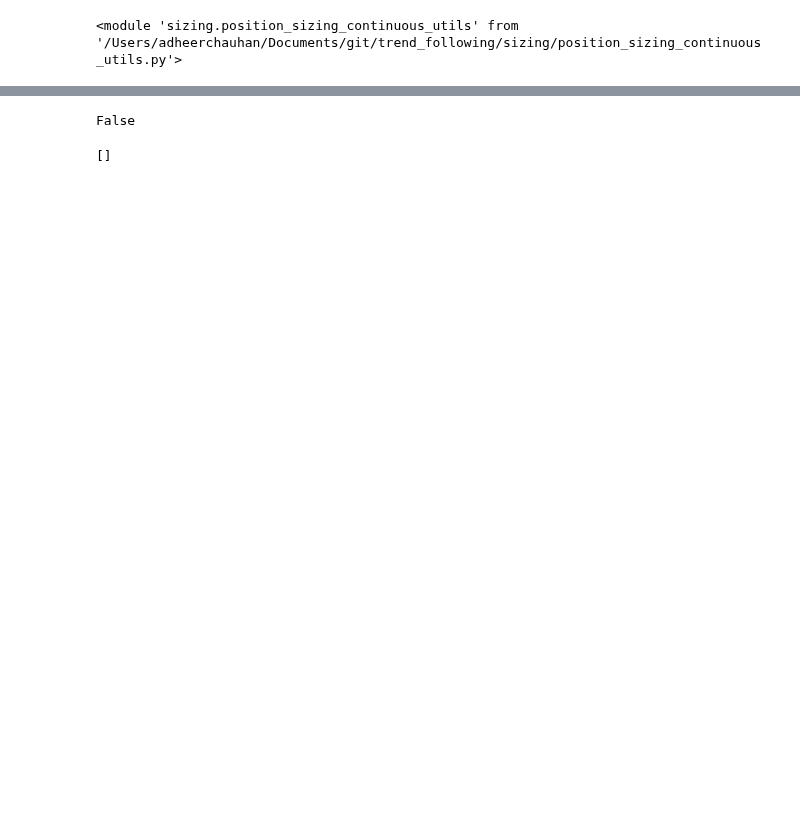
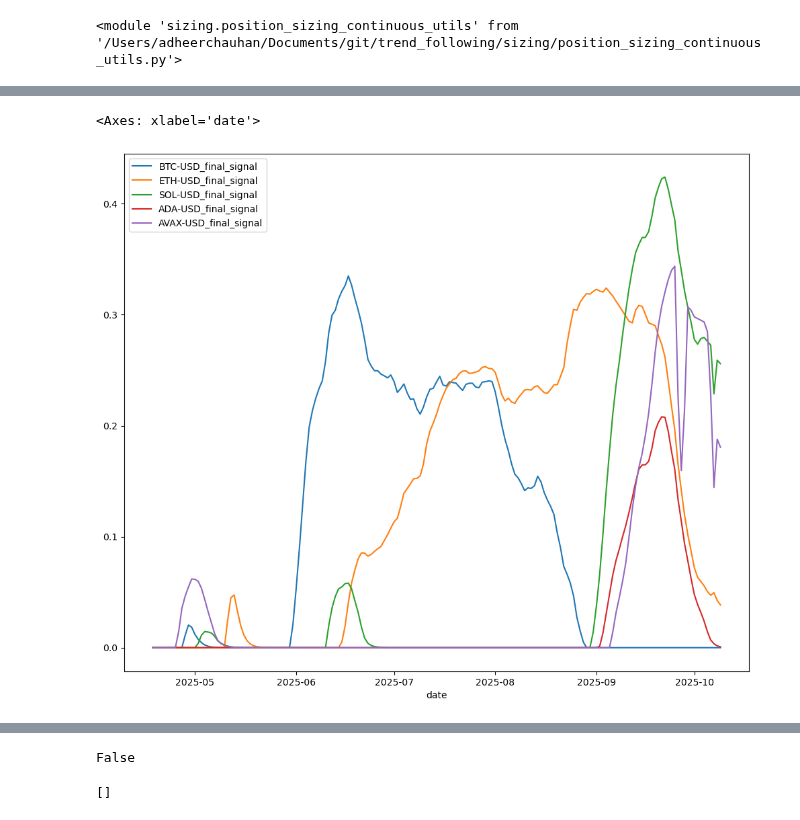
Before and after one commit to adheerchauhan/trend_following, a Jupyter notebook: research/notebooks/Trend_Following_Strategy_Implementation.ipynb, the cells around one changed output, grey strips where cells are left out. Drawn from its saved outputs; the diff is of its cells as text; code cells hidden in the pictures; blank space fills up the shorter version.

```diff
--- a/research/notebooks/Trend_Following_Strategy_Implementation.ipynb
+++ b/research/notebooks/Trend_Following_Strategy_Implementation.ipynb
@@ -610,3 +655,8 @@ df[signal_cols].tail()
+# %%
+df[signal_cols].plot(figsize=(12,10))
+# %% [output]
+<Axes: xlabel='date'>
+[figure, added]
 # %%
 def build_rebalance_orders(desired_positions, date, current_positions):
     """
```
Also changed, not shown: parts of 21 cells of this notebook, 22 other files.
